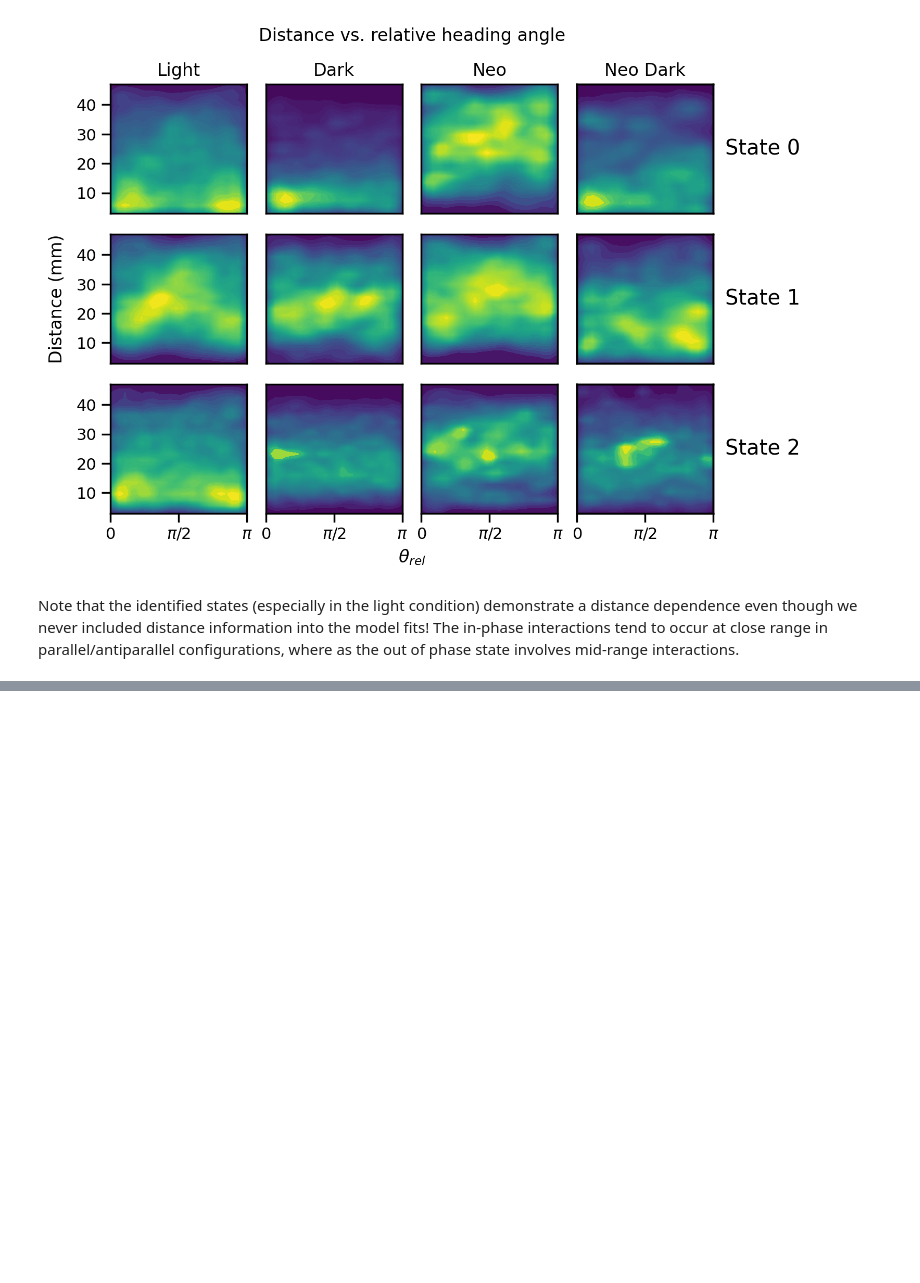
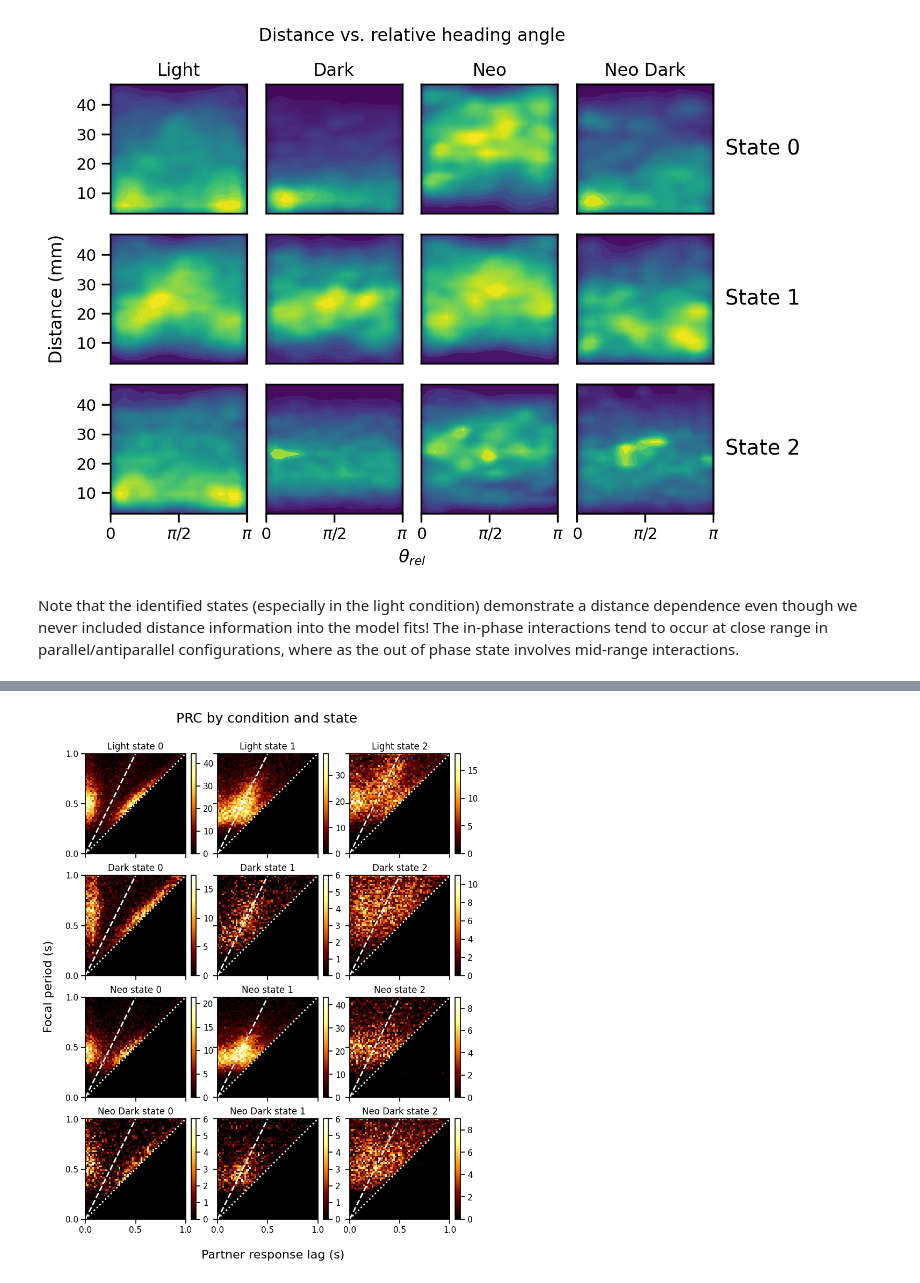
Before and after one commit to andrewlesak/dynamax, a Jupyter notebook: dynamax/hidden_markov_model/zebrafish_analysis/zebrafish_cLMHMM_analysis.ipynb, the cells around one changed output, grey strips where cells are left out. Cells and saved outputs as stored; diff of their text form; code cells hidden in the pictures; blank space fills up the shorter version.

Commit message:
Add phase response curves to analysis notebook

```diff
--- a/dynamax/hidden_markov_model/zebrafish_analysis/zebrafish_cLMHMM_analysis.ipynb
+++ b/dynamax/hidden_markov_model/zebrafish_analysis/zebrafish_cLMHMM_analysis.ipynb
@@ -1145,0 +1477,83 @@ Note that the identified states (especially in the light condition) demonstrate
+# %%
+# create a grid of IBI and bout length values
+x_max = 60 #36
+y_max = 60 #54
+x_range = np.arange(x_max+1) # bout timing difference
+y_range = np.arange(y_max+1) # focal fish period
+grid_x, grid_y = np.meshgrid(x_range, y_range)
+
+# select conditions to plot
+conds = PRC_df["class"].unique()
+n_conds = len(conds)
+
+# set plot params
+cmp = "afmhot"
+figsize = (9, 3*len(conds))
+fig = plt.figure(figsize=figsize)
+grid = ImageGrid(fig, 111, nrows_ncols=(n_conds, num_states), axes_pad=0.4, cbar_location="right", cbar_mode="each", cbar_size="5%", cbar_pad=0.1)
+fixed_cbar_lims = False
+
+# plot grid
+heatmaps_by_class_state = []
+
+# loop through conditions
+for c, c_num in enumerate(conds):
+    heatmaps_by_state = [[] for _ in range(num_states)]
+
+    # loop through states
+    for s in range(num_states):
+
+        # get plot index
+        i = c * num_states + s
+
+        # select class and state
+        c_s_sel = (PRC_df["class"] == c_num) & (PRC_df["state"] == s)
+
+        # get periods and corresponding partner response lags
+        f_periods = PRC_df[c_s_sel]["focal_period"].tolist()
+        p_resp_lags = PRC_df[c_s_sel]["partner_response_lag"].tolist()
+
+        # plot histogram
+        heatmap, xedges, yedges = np.histogram2d(p_resp_lags, f_periods, bins=(x_range, y_range), density=False)
+        heatmaps_by_state[s] = heatmap.T
+
+        # set colorbar min and max and plot heatmap + colorbar
+        if fixed_cbar_lims:
+            vmax = 0.004
+        else:
+            max_color_percentile = 99.9
+            vmax = np.percentile(heatmap, max_color_percentile)
+        im = grid[i].imshow(heatmap.T, origin='lower', aspect='equal', cmap=cmp, vmin=0, vmax=vmax, extent=[0, x_max, 0, y_max])
+        cbar = plt.colorbar(im, cax=grid.cbar_axes[i])
+
+        # overlay y=x and y=2x lines
+        grid[i].plot([0, x_max], [0, x_max], color='white', linestyle=':', linewidth=2, label='y=x')
+        grid[i].plot([0, y_max/2], [0, y_max], color='white', linestyle='--', linewidth=2, label='y=2x')
+
+        # display y_labels, y_ticks, and x_ticks only along border of plot
+        if s==0:
+            #grid[i].set_ylabel(r'$T$  (s)')
+            y_ticks = np.linspace(0,y_max,3)
+            y_labels = (y_ticks / FPS).round(2)
+            grid[i].set_yticks(y_ticks,y_labels)
+
+        if c==n_conds-1:
+            x_ticks = np.linspace(0,x_max,3)
+            x_labels = (x_ticks / FPS).round(2)
+            grid[i].set_xticks(x_ticks,x_labels)
+
+        grid[i].set_ylim(0,y_max)
+        grid[i].set_xlim(0,x_max)
+        grid[i].set_title(c_labels[c_num] + ' state {}'.format(s))
+
+    heatmaps_by_class_state.append(heatmaps_by_state)
+
+fig.add_subplot(111, frameon=False)
+plt.tick_params(labelcolor='none', top=False, bottom=False, left=False, right=False)
+plt.grid(False)
+plt.xlabel('Partner response lag (s)',fontdict={'size':16},labelpad=0)
+plt.ylabel('Focal period (s)',fontdict={'size':16},labelpad=15)
+plt.suptitle("PRC by condition and state",size=18,x=0.5,y=0.92)
+plt.show()
+# %% [output]
+[figure, added]
```
Also changed, not shown: parts of 11 cells of this notebook.
